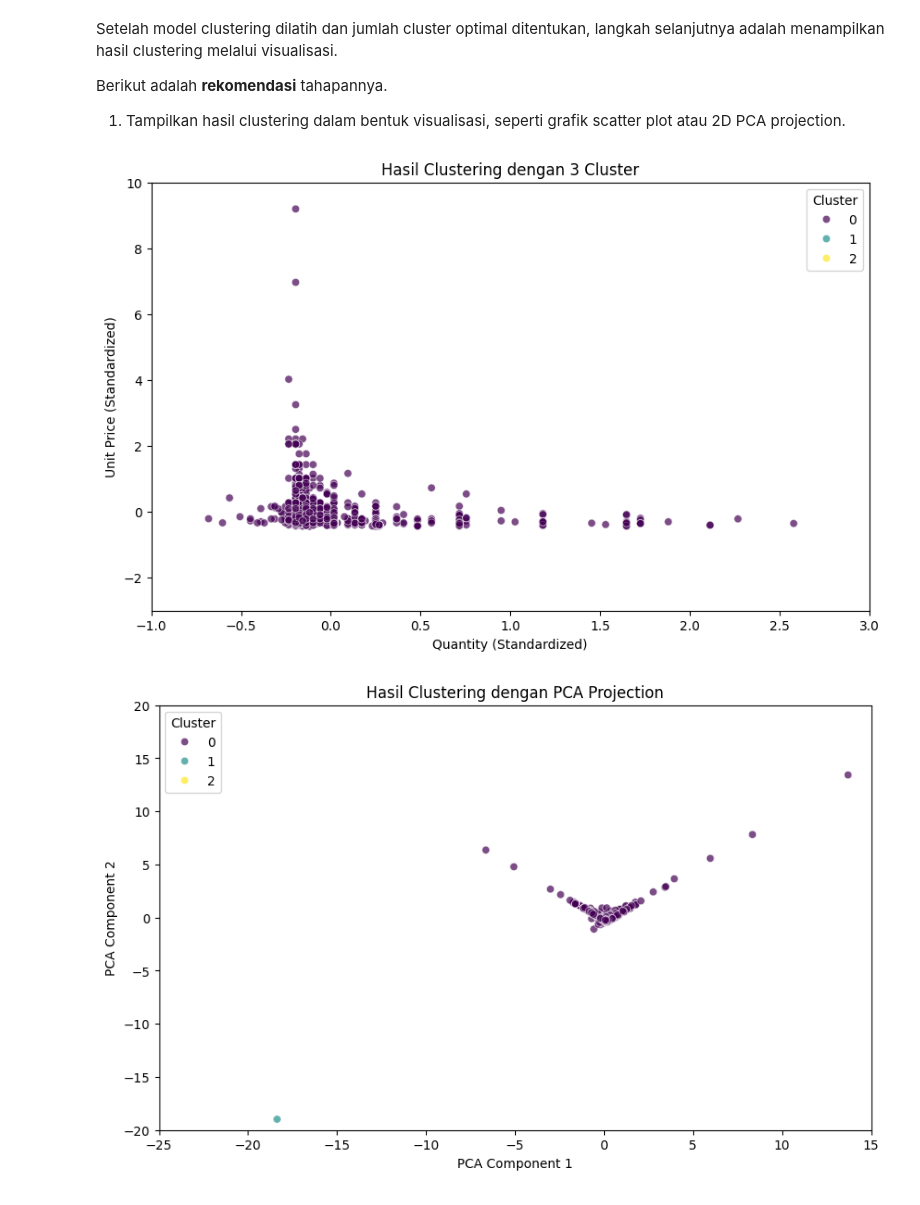
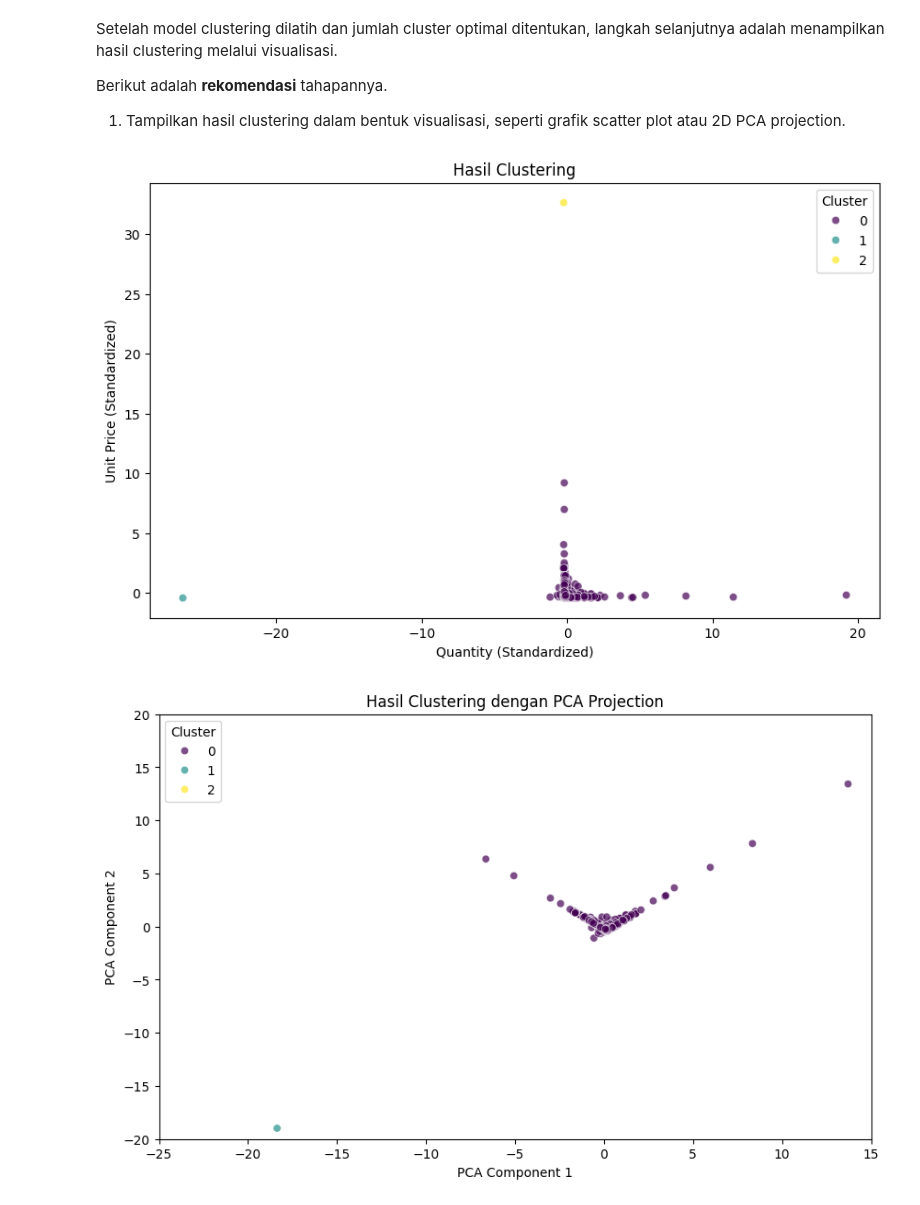
Before and after one commit to Loverzzz/E-commerceSales, a Jupyter notebook: [Clustering]_Submission_Akhir_BMLP_ReynaldoABT.ipynb, the cells around one changed output. Saved outputs shown, nothing was run; the diff lists cells and outputs as text; code cells hidden in the pictures.

```diff
--- a/[Clustering]_Submission_Akhir_BMLP_ReynaldoABT.ipynb
+++ b/[Clustering]_Submission_Akhir_BMLP_ReynaldoABT.ipynb
@@ -58,8 +58,8 @@ print(data.head())
 3  12/1/2010 8:26       3.39     17850.0  United Kingdom
 4  12/1/2010 8:26       3.39     17850.0  United Kingdom
 # %%
-# Mengambil 2000 baris secara acak
-data_sampled = data.sample(n=2000, random_state=42)
+# Mengambil baris secara acak
+data_sampled = data.sample(n=5000, random_state=42)
 print(data_sampled.head())
 # %% [output]
        InvoiceNo StockCode                       Description  Quantity  \
@@ -119,6 +119,6 @@ print("Data yang hilang:\n", missing_values[missing_values > 0])
 
 # Contoh penanganan missing values
 # data.fillna(data.mean(), inplace=True)  # Mengisi dengan rata-rata untuk kolom numerikal
-data.dropna(inplace=True)  # Atau hapus baris dengan missing values
+data_sampled.dropna(inplace=True) # Atau hapus baris dengan missing values
 # %% [output]
 Data yang hilang:
@@ -270,16 +264,14 @@ Setelah model clustering dilatih dan jumlah cluster optimal ditentukan, langkah
 Berikut adalah **rekomendasi** tahapannya.
 1. Tampilkan hasil clustering dalam bentuk visualisasi, seperti grafik scatter plot atau 2D PCA projection.
 # %%
-# Visualisasi Hasil Clustering dengan Scatter Plot
+# Visualisasi Hasil Clustering
 plt.figure(figsize=(10, 6))
 sns.scatterplot(data=data_sampled, x='Quantity', y='UnitPrice', hue='Cluster', palette='viridis', alpha=0.7)
-plt.title('Hasil Clustering dengan 3 Cluster')
+plt.title('Hasil Clustering')
 plt.xlabel('Quantity (Standardized)')
 plt.ylabel('Unit Price (Standardized)')
-plt.xlim(-1, 3)  # Mengatur batas sumbu x
-plt.ylim(-3, 10)  # Mengatur batas sumbu y
 plt.legend(title='Cluster')
 plt.show()
 # %% [output]
-[figure, old version]
+[figure, new version]
 # %%
```
Also changed, not shown: parts of 6 cells of this notebook.
